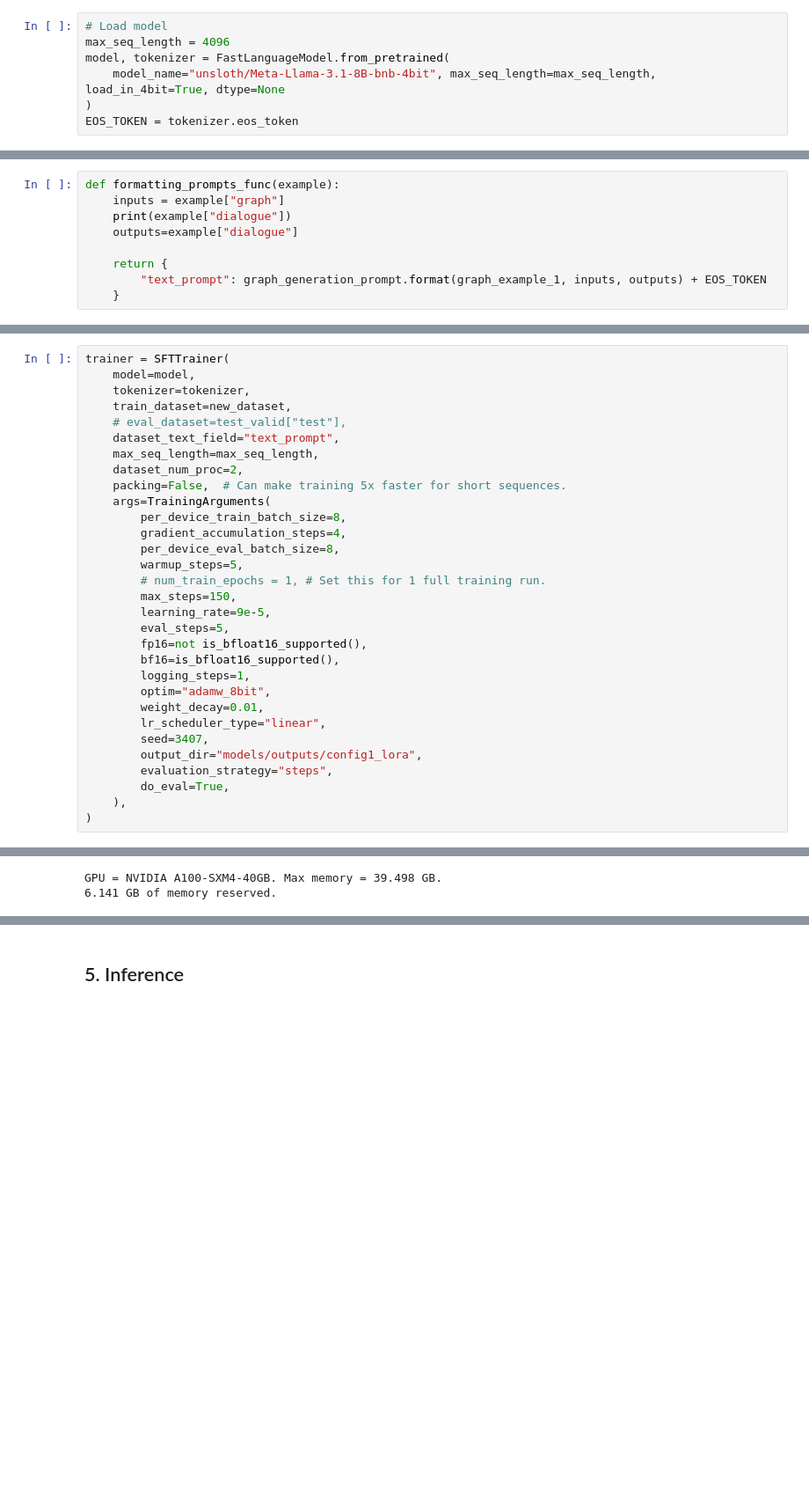
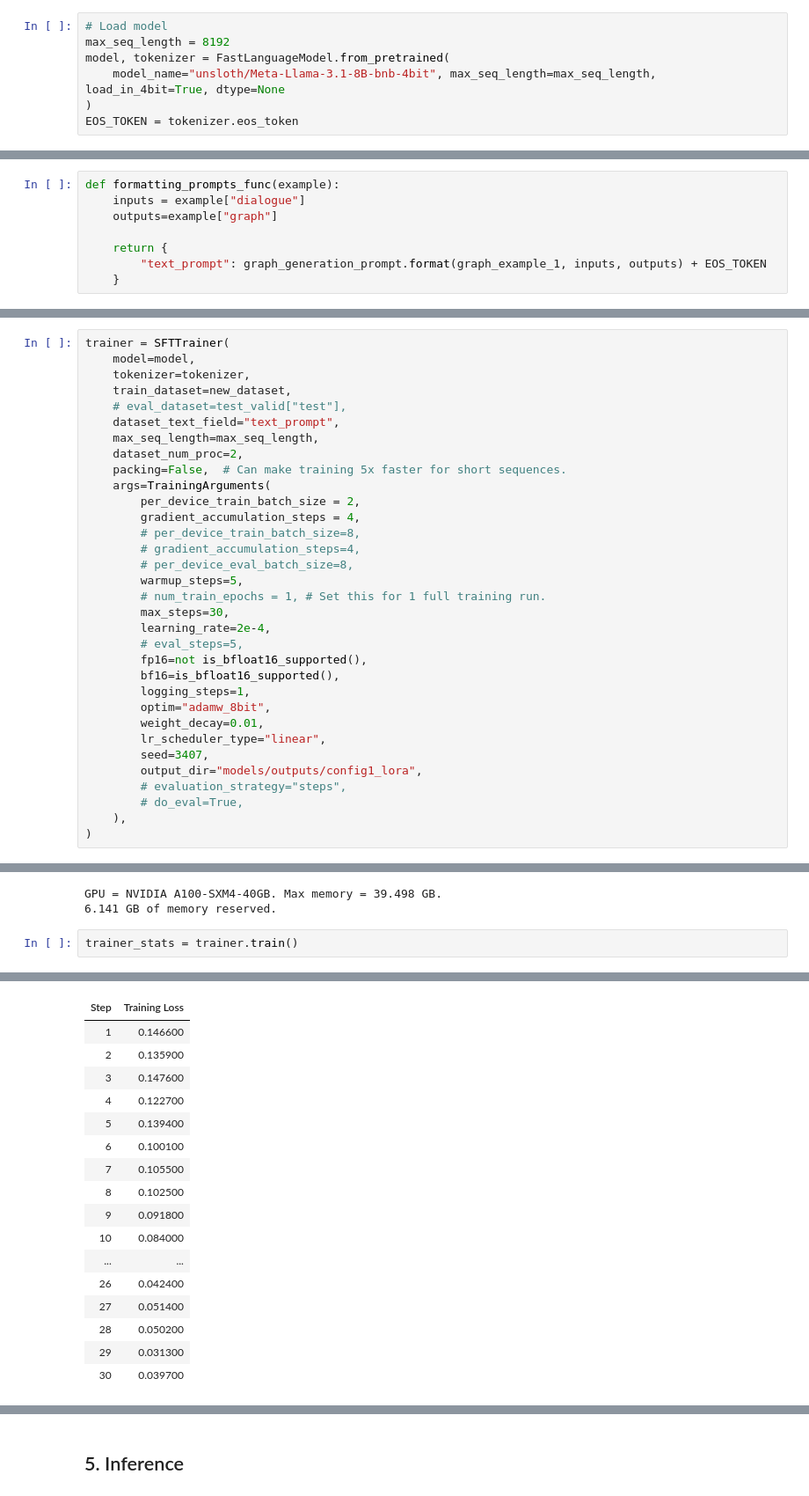
Before and after one commit to deeppavlov/chatsky-llm-autoconfig, a Jupyter notebook: experiments/2024.11.14_dialogue2graph/FT_Llama.ipynb, the cells around one changed output, grey strips where cells are left out. Shown at 88% size. Drawn from its saved outputs; the diff is of its cells as text; blank space fills up the shorter version.

```diff
--- a/experiments/2024.11.14_dialogue2graph/FT_Llama.ipynb
+++ b/experiments/2024.11.14_dialogue2graph/FT_Llama.ipynb
@@ -87,7 +87,7 @@ Error:
 ## 1. Load model for PEFT
 # %%
 # Load model
-max_seq_length = 4096
+max_seq_length = 8192
 model, tokenizer = FastLanguageModel.from_pretrained(
     model_name="unsloth/Meta-Llama-3.1-8B-bnb-4bit", max_seq_length=max_seq_length, load_in_4bit=True, dtype=None
 )
@@ -242,8 +223,7 @@ len(str(new_dataset[0]))
 # %%
 def formatting_prompts_func(example):
-    inputs = example["graph"]
-    print(example["dialogue"])
-    outputs=example["dialogue"]
+    inputs = example["dialogue"]
+    outputs=example["graph"]
 
     return {
         "text_prompt": graph_generation_prompt.format(graph_example_1, inputs, outputs) + EOS_TOKEN
@@ -373,14 +315,16 @@ trainer = SFTTrainer(
     dataset_num_proc=2,
     packing=False,  # Can make training 5x faster for short sequences.
     args=TrainingArguments(
-        per_device_train_batch_size=8,
-        gradient_accumulation_steps=4,
-        per_device_eval_batch_size=8,
+        per_device_train_batch_size = 2,
+        gradient_accumulation_steps = 4,
+        # per_device_train_batch_size=8,
+        # gradient_accumulation_steps=4,
+        # per_device_eval_batch_size=8,
         warmup_steps=5,
         # num_train_epochs = 1, # Set this for 1 full training run.
-        max_steps=150,
-        learning_rate=9e-5,
-        eval_steps=5,
+        max_steps=30,
+        learning_rate=2e-4,
+        # eval_steps=5,
         fp16=not is_bfloat16_supported(),
         bf16=is_bfloat16_supported(),
         logging_steps=1,
@@ -389,8 +333,8 @@ trainer = SFTTrainer(
         lr_scheduler_type="linear",
         seed=3407,
         output_dir="models/outputs/config1_lora",
-        evaluation_strategy="steps",
-        do_eval=True,
+        # evaluation_strategy="steps",
+        # do_eval=True,
     ),
 )
 # %% [output]
@@ -405,3 +349,6 @@ print(f"{start_gpu_memory} GB of memory reserved.")
 # %% [output]
 GPU = NVIDIA A100-SXM4-40GB. Max memory = 39.498 GB.
 6.141 GB of memory reserved.
+# %%
+trainer_stats = trainer.train()
+# %% [output]
@@ -407,0 +361,17 @@ GPU = NVIDIA A100-SXM4-40GB. Max memory = 39.498 GB.
+| Step | Training Loss |
+| 1 | 0.146600 |
+| 2 | 0.135900 |
+| 3 | 0.147600 |
+| 4 | 0.122700 |
+| 5 | 0.139400 |
+| 6 | 0.100100 |
+| 7 | 0.105500 |
+| 8 | 0.102500 |
+| 9 | 0.091800 |
+| 10 | 0.084000 |
+| ... | ... |
+| 26 | 0.042400 |
+| 27 | 0.051400 |
+| 28 | 0.050200 |
+| 29 | 0.031300 |
+| 30 | 0.039700 |
```
Also changed, not shown: parts of 37 cells of this notebook, 7 other files.
